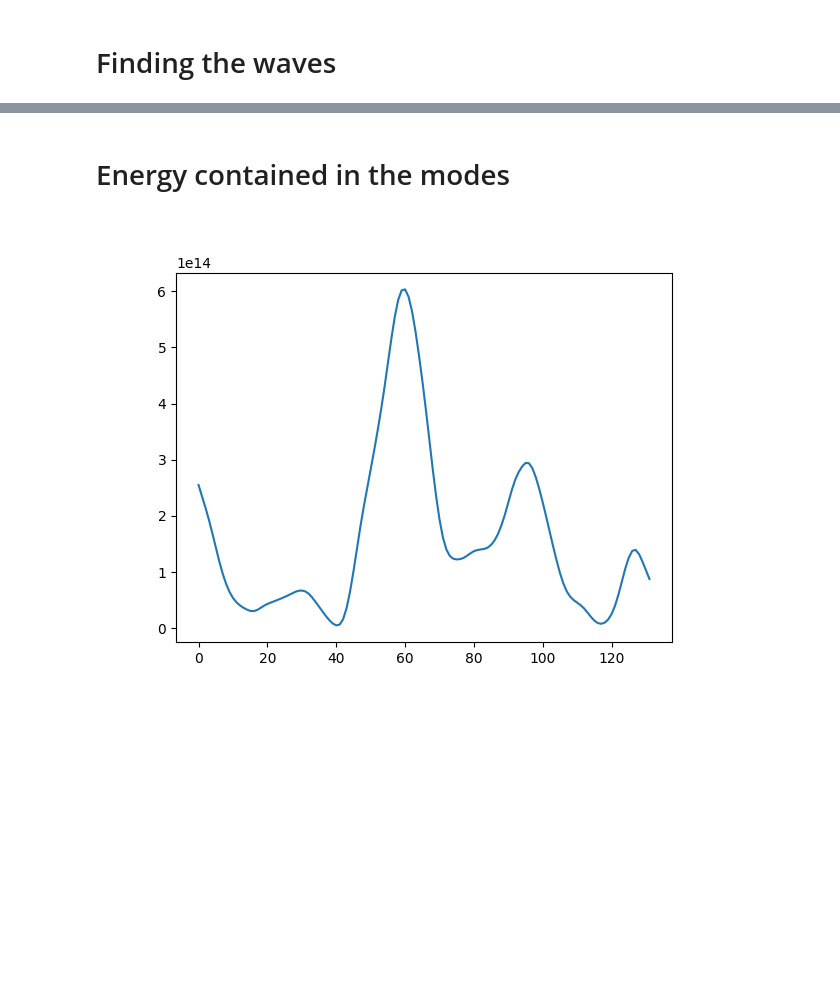
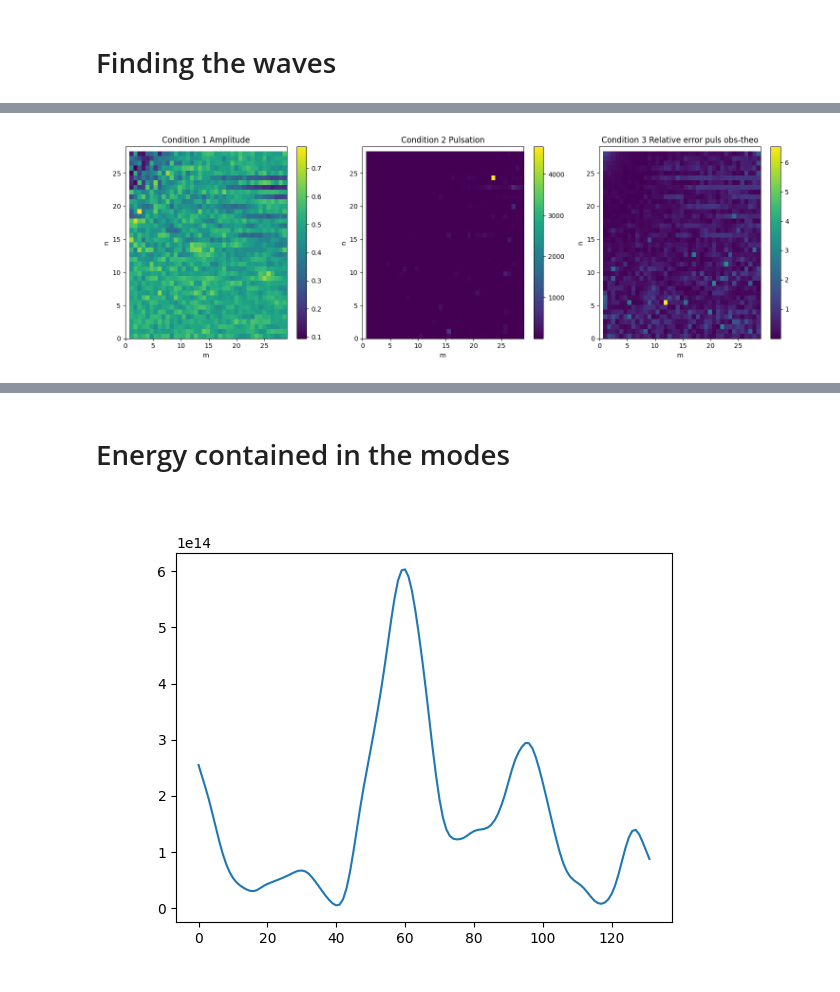
Before and after one commit to LennardMiller/Stage_M2, a Jupyter notebook: Basin Mode Projection/Rossby_diag_closed_case.ipynb, the cells around one changed output, grey strips where cells are left out. Drawn from its saved outputs; the diff is of its cells as text; code cells hidden in the pictures; blank space fills up the shorter version.

```diff
--- a/Basin Mode Projection/Rossby_diag_closed_case.ipynb
+++ b/Basin Mode Projection/Rossby_diag_closed_case.ipynb
@@ -424 +399,34 @@ for idx, (m, n) in enumerate([(m, n) for m in m_list for n in n_list]):
+# %%
+m_list = np.arange(0, 30, 1)
+n_list = np.arange(0, 30, 1)
+
+fig, axs = plt.subplots(1, 3, figsize=(15, 5))
+
+# Plotting condition1
+c1 = axs[0].imshow(condition1_tab, extent=[m_list[0], m_list[-1], n_list[0], n_list[-1]], aspect='auto')
+axs[0].set_title('Condition 1 Amplitude')
+axs[0].set_xlabel('m')
+axs[0].set_ylabel('n')
+fig.colorbar(c1, ax=axs[0], orientation='vertical')
+
+# Plotting condition2
+c2 = axs[1].imshow(condition2_tab, extent=[m_list[0], m_list[-1], n_list[0], n_list[-1]], aspect='auto')
+axs[1].set_title('Condition 2 Pulsation')
+axs[1].set_xlabel('m')
+axs[1].set_ylabel('n')
+fig.colorbar(c2, ax=axs[1], orientation='vertical')
+
+# Plotting condition3
+c3 = axs[2].imshow(condition3_tab, extent=[m_list[0], m_list[-1], n_list[0], n_list[-1]], aspect='auto')
+axs[2].set_title('Condition 3 Relative error puls obs-theo')
+axs[2].set_xlabel('m')
+axs[2].set_ylabel('n')
+
+fig.colorbar(c3, ax=axs[2], orientation='vertical')
+
+plt.tight_layout()
+plt.savefig("../figures/Wave_sign_closed_case/3conditions_compared mode" + str(m_list[0]) + "-" + str(m_list[-1]) + ".png")
+plt.show()
+# %% [output]
+[figure, added]
 # %%
```
Also changed, not shown: parts of 22 cells of this notebook, 13 other files.
